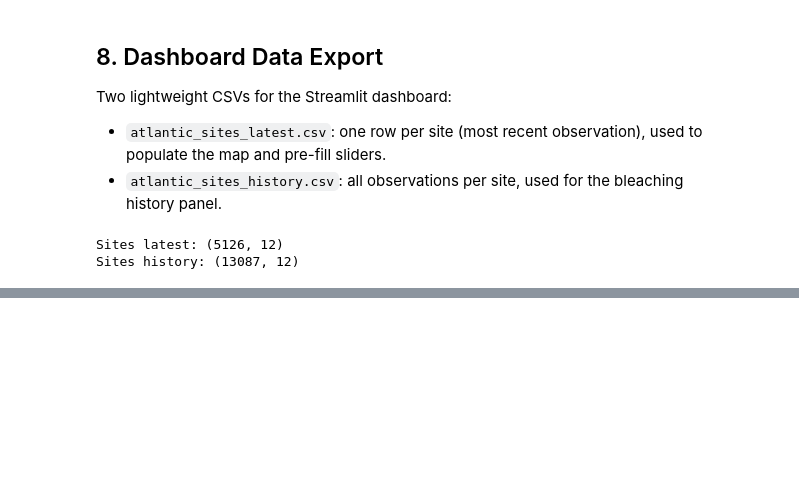
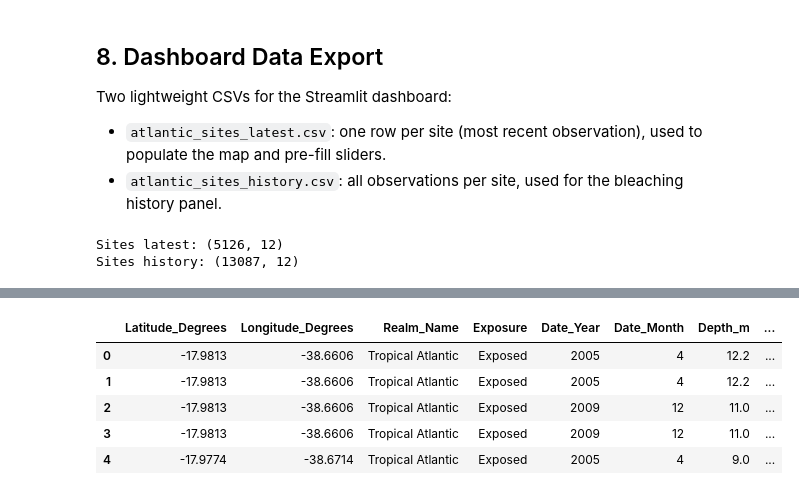
Before and after one commit to giulia-balducci/coral-bleaching-risk-analysis, a Jupyter notebook: notebooks/05_atlantic_model.ipynb, the cells around one changed output, grey strips where cells are left out. Saved outputs shown, nothing was run; the diff lists cells and outputs as text; code cells hidden in the pictures; blank space fills up the shorter version.

```diff
--- a/notebooks/05_atlantic_model.ipynb
+++ b/notebooks/05_atlantic_model.ipynb
@@ -670,0 +681,10 @@ Sites history: (13087, 12)
+# %%
+# Inspecting the sites_history dataframe.
+sites_history.head()
+# %% [output]
+|  | Latitude_Degrees | Longitude_Degrees | Realm_Name | Exposure | Date_Year | Date_Month | Depth_m | ... |
+| 0 | -17.9813 | -38.6606 | Tropical Atlantic | Exposed | 2005 | 4 | 12.2 | ... |
+| 1 | -17.9813 | -38.6606 | Tropical Atlantic | Exposed | 2005 | 4 | 12.2 | ... |
+| 2 | -17.9813 | -38.6606 | Tropical Atlantic | Exposed | 2009 | 12 | 11.0 | ... |
+| 3 | -17.9813 | -38.6606 | Tropical Atlantic | Exposed | 2009 | 12 | 11.0 | ... |
+| 4 | -17.9774 | -38.6714 | Tropical Atlantic | Exposed | 2005 | 4 | 9.0 | ... |
```
Also changed, not shown: parts of 7 cells of this notebook, 3 other files.
